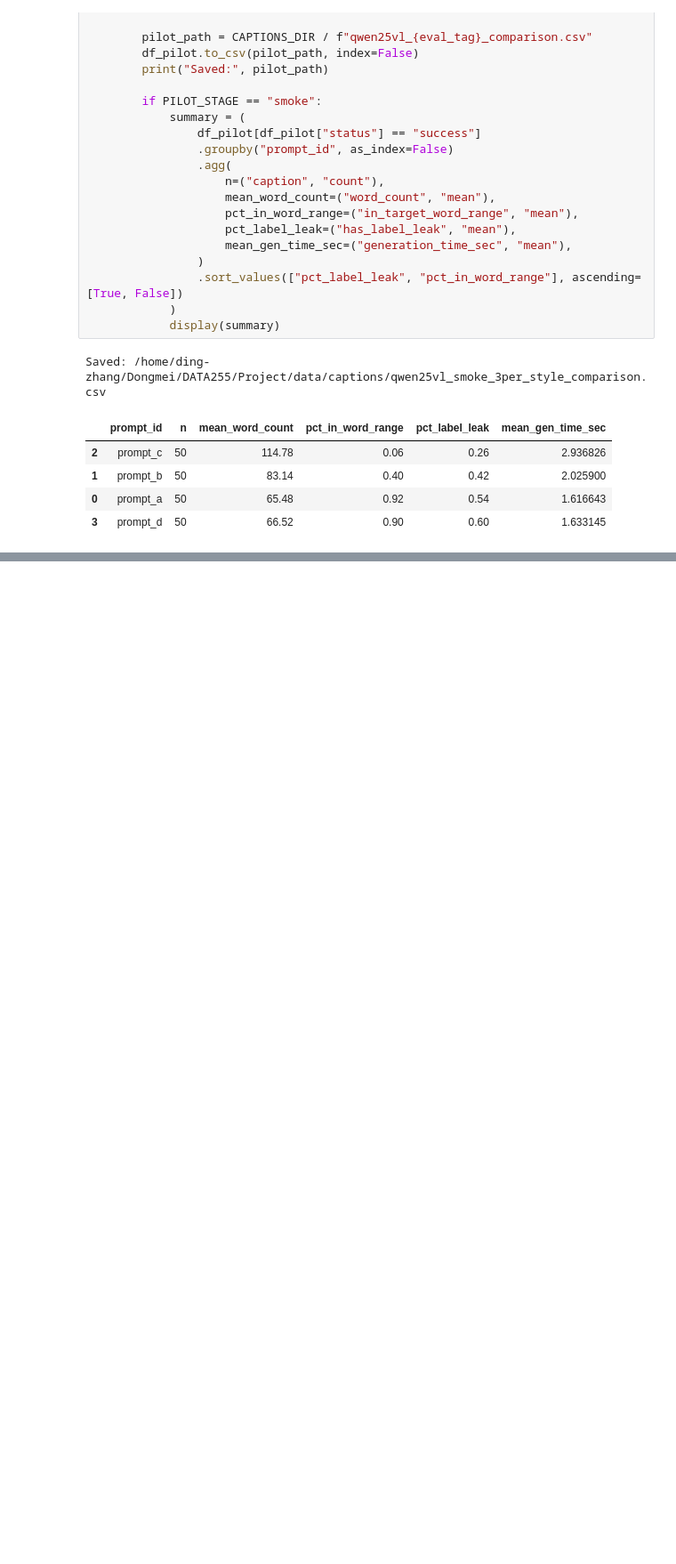
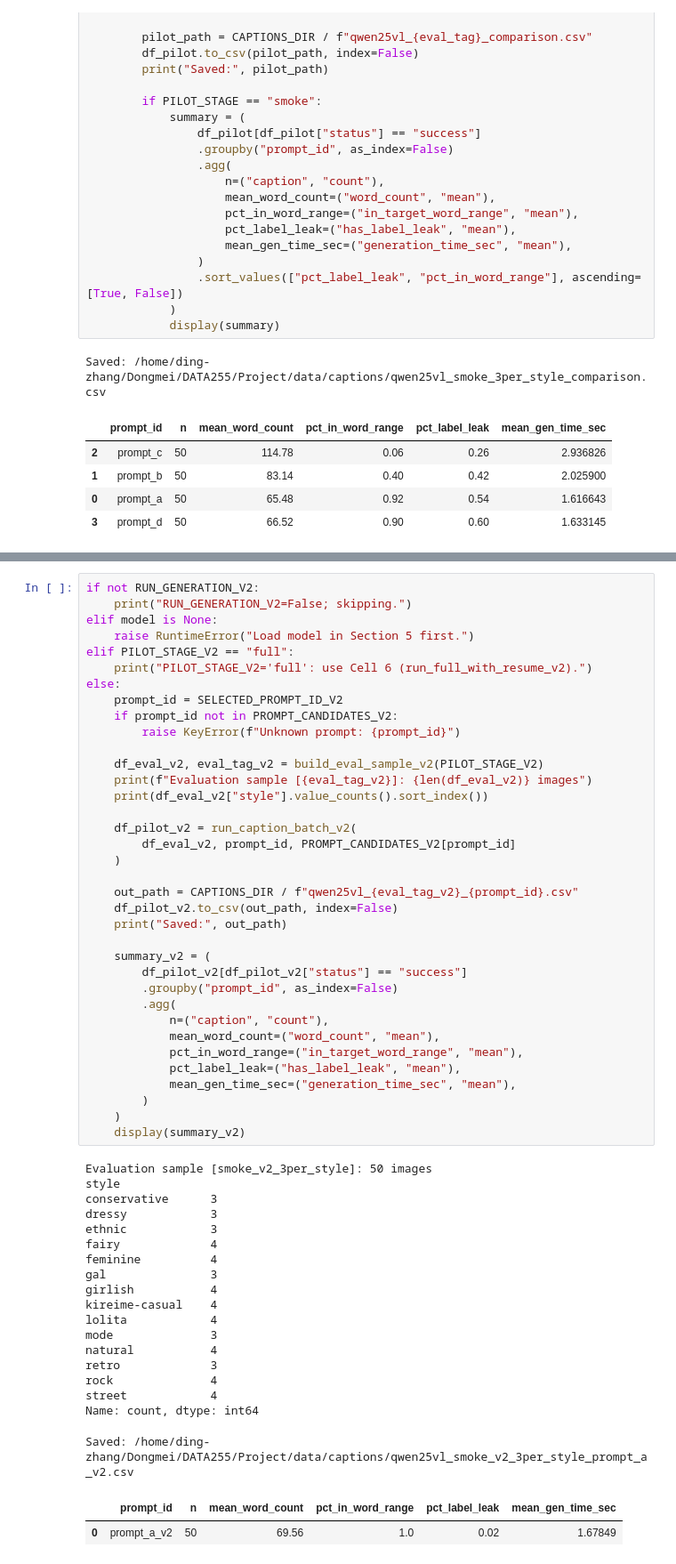
Before and after one commit to dmhan321/fashion-multimodal-fusion, a Jupyter notebook: notebooks/captioning/Qwen25VL_Fashion_Captioning_Pilot.ipynb, the cells around one changed output, grey strips where cells are left out. Shown at 89% size. Cells and saved outputs as stored; diff of their text form; blank space fills up the shorter version.

```diff
--- a/notebooks/captioning/Qwen25VL_Fashion_Captioning_Pilot.ipynb
+++ b/notebooks/captioning/Qwen25VL_Fashion_Captioning_Pilot.ipynb
@@ -768,0 +904,57 @@ elif PILOT_STAGE == "full":
+# %%
+if not RUN_GENERATION_V2:
+    print("RUN_GENERATION_V2=False; skipping.")
+elif model is None:
+    raise RuntimeError("Load model in Section 5 first.")
+elif PILOT_STAGE_V2 == "full":
+    print("PILOT_STAGE_V2='full': use Cell 6 (run_full_with_resume_v2).")
+else:
+    prompt_id = SELECTED_PROMPT_ID_V2
+    if prompt_id not in PROMPT_CANDIDATES_V2:
+        raise KeyError(f"Unknown prompt: {prompt_id}")
+
+    df_eval_v2, eval_tag_v2 = build_eval_sample_v2(PILOT_STAGE_V2)
+    print(f"Evaluation sample [{eval_tag_v2}]: {len(df_eval_v2)} images")
+    print(df_eval_v2["style"].value_counts().sort_index())
+
+    df_pilot_v2 = run_caption_batch_v2(
+        df_eval_v2, prompt_id, PROMPT_CANDIDATES_V2[prompt_id]
+    )
+
+    out_path = CAPTIONS_DIR / f"qwen25vl_{eval_tag_v2}_{prompt_id}.csv"
+    df_pilot_v2.to_csv(out_path, index=False)
+    print("Saved:", out_path)
+
+    summary_v2 = (
+        df_pilot_v2[df_pilot_v2["status"] == "success"]
+        .groupby("prompt_id", as_index=False)
+        .agg(
+            n=("caption", "count"),
+            mean_word_count=("word_count", "mean"),
+            pct_in_word_range=("in_target_word_range", "mean"),
+            pct_label_leak=("has_label_leak", "mean"),
+            mean_gen_time_sec=("generation_time_sec", "mean"),
+        )
+    )
+    display(summary_v2)
+# %% [output]
+Evaluation sample [smoke_v2_3per_style]: 50 images
+style
+conservative      3
+dressy            3
+ethnic            3
+fairy             4
+feminine          4
+gal               3
+girlish           4
+kireime-casual    4
+lolita            4
+mode              3
+natural           4
+retro             3
+rock              4
+street            4
+Name: count, dtype: int64
+Saved: /home/ding-zhang/Dongmei/DATA255/Project/data/captions/qwen25vl_smoke_v2_3per_style_prompt_a_v2.csv
+|  | prompt_id | n | mean_word_count | pct_in_word_range | pct_label_leak | mean_gen_time_sec |
+| 0 | prompt_a_v2 | 50 | 69.56 | 1.0 | 0.02 | 1.67849 |
```
Also changed, not shown: parts of 20 cells of this notebook, 1 other file.
